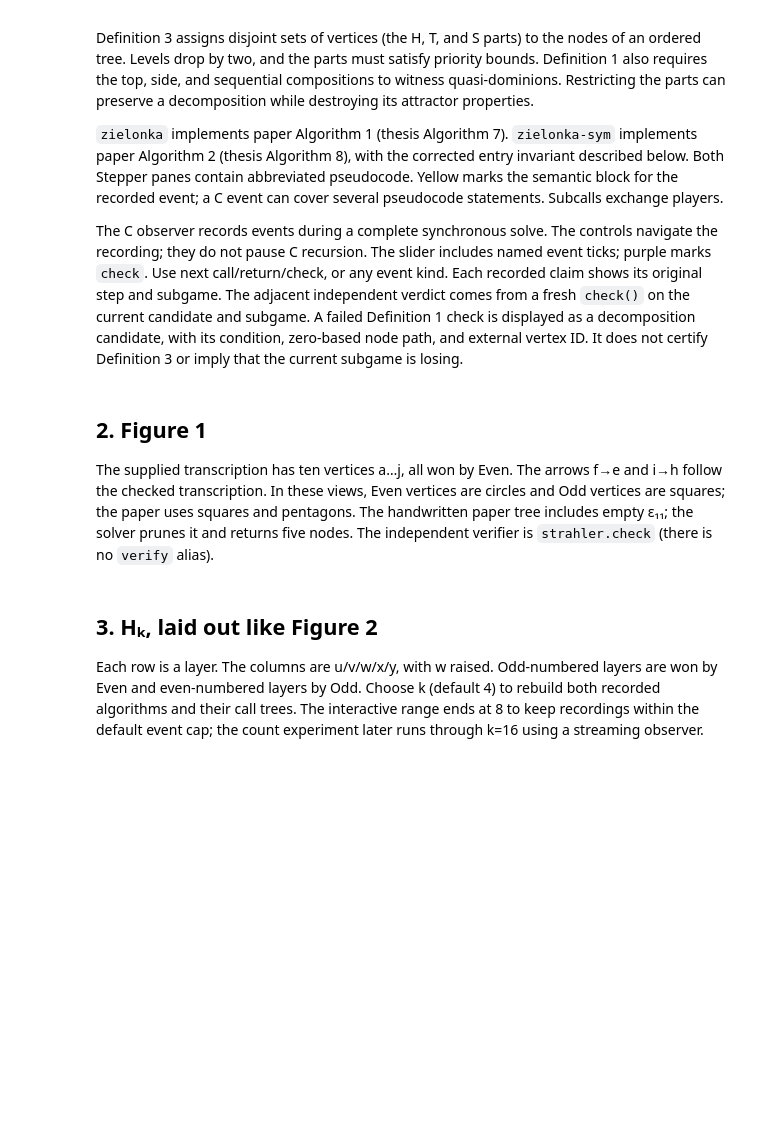
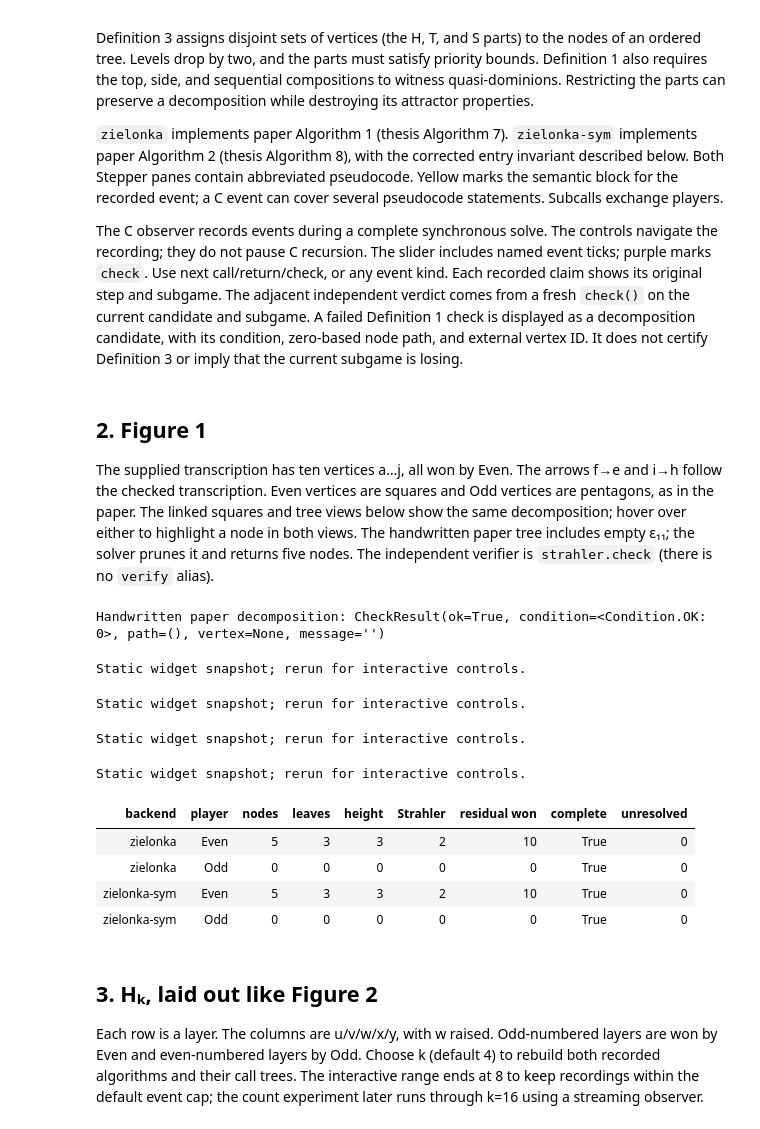
Before and after one commit to gaperez64/strahler-tree-experiments, a Jupyter notebook: jupyter-examples/03-otj22-mcnaughton-zielonka.ipynb, the cells around one changed output. Saved outputs shown, nothing was run; the diff lists cells and outputs as text; code cells hidden in the pictures; blank space fills up the shorter version.

```diff
--- a/jupyter-examples/03-otj22-mcnaughton-zielonka.ipynb
+++ b/jupyter-examples/03-otj22-mcnaughton-zielonka.ipynb
@@ -43,25 +45,40 @@ Definition 3 or imply that the current subgame is losing.
 # %% [markdown]
 ## 2. Figure 1
 The supplied transcription has ten vertices a…j, all won by Even. The arrows f→e
-and i→h follow the checked transcription. In these views, Even vertices are
-circles and Odd vertices are squares; the paper uses squares and pentagons.
+and i→h follow the checked transcription. Even vertices are squares and Odd
+vertices are pentagons, as in the paper. The linked squares and tree views below
+show the same decomposition; hover over either to highlight a node in both views.
 The handwritten paper tree includes empty ε₁₁; the solver prunes it and returns
 five nodes. The independent verifier is `strahler.check` (there is no `verify` alias).
 # %%
+from ipywidgets import HBox
 from otj22 import hk, hk_coordinates, PAPER_FIG1, EXPECTED_CALLS, count_calls
 figure = strahler.Game.from_file(HERE / "otj22-fig1.gm")
 figure_results = {a: strahler.decompose(figure, a) for a in BACKENDS[:2]}
 for result in figure_results.values():
     assert result.regions[0] == frozenset(figure.vertices)
     assert result.metrics["trees"][0]["nodes"] == 5
 paper_verdict = strahler.check(figure, PAPER_FIG1, 0)
 assert paper_verdict.ok, paper_verdict
 print("Handwritten paper decomposition:", paper_verdict)
 figure_view = GameView(figure)
-display(figure_view, TreeView(PAPER_FIG1, figure_view))
+paper_squares = TreeView(PAPER_FIG1, figure_view, mode="squares")
+paper_tree = paper_squares.link(TreeView(PAPER_FIG1, figure_view, mode="tree"))
+display(figure_view, HBox([paper_squares, paper_tree]))
 for result in figure_results.values():
     display(TreeView(result.trees[0], figure_view))
 metrics_table(figure_results)
+# %% [output]
+Handwritten paper decomposition: CheckResult(ok=True, condition=<Condition.OK: 0>, path=(), vertex=None, message='')
+Static widget snapshot; rerun for interactive controls.
+Static widget snapshot; rerun for interactive controls.
+Static widget snapshot; rerun for interactive controls.
+Static widget snapshot; rerun for interactive controls.
+| backend | player | nodes | leaves | height | Strahler | residual won | complete | unresolved |
+| zielonka | Even | 5 | 3 | 3 | 2 | 10 | True | 0 |
+| zielonka | Odd | 0 | 0 | 0 | 0 | 0 | True | 0 |
+| zielonka-sym | Even | 5 | 3 | 3 | 2 | 10 | True | 0 |
+| zielonka-sym | Odd | 0 | 0 | 0 | 0 | 0 | True | 0 |
 # %% [markdown]
 ## 3. Hₖ, laid out like Figure 2
 Each row is a layer. The columns are u/v/w/x/y, with w raised. Odd-numbered layers
```
Also changed, not shown: parts of 8 cells of this notebook, 11 other files.
